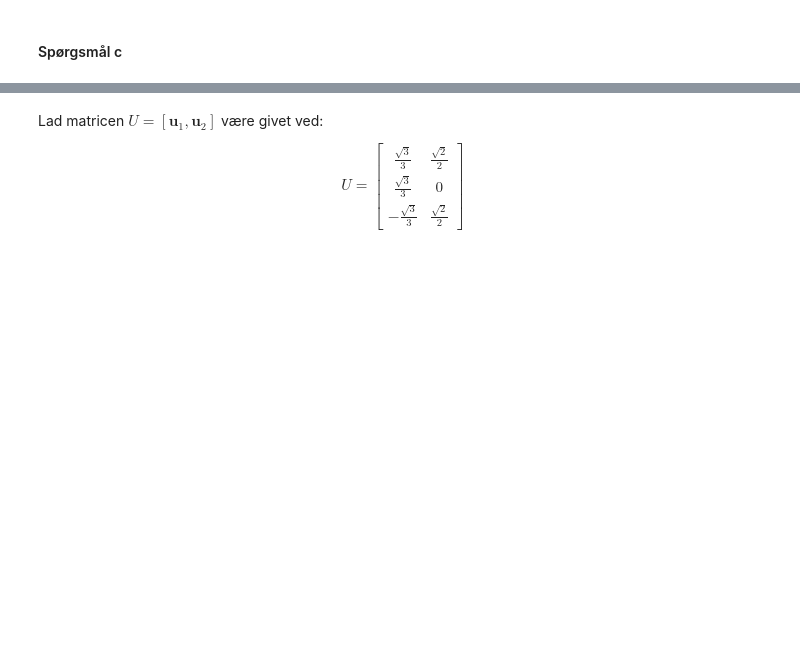
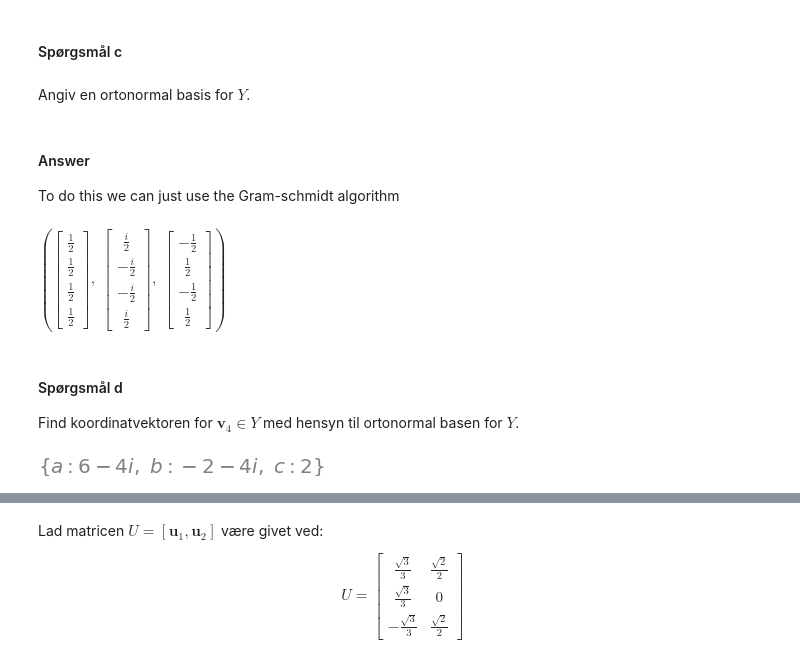
Before and after one commit to Chrisser1/01002-Mathematics-1b, a Jupyter notebook: week3/inclass_week03.ipynb, the cells around one changed output, grey strips where cells are left out. Saved outputs shown, nothing was run; the diff lists cells and outputs as text; code cells hidden in the pictures; blank space fills up the shorter version.

```diff
--- a/week3/inclass_week03.ipynb
+++ b/week3/inclass_week03.ipynb
@@ -827,2 +895,27 @@ Vis nu at $(\pmb{v}_1,\pmb{v}_2,\pmb{v}_3)\,$ er en basis for $Y$, og find koord
 # %% [markdown]
 #### Spørgsmål c
+# %% [markdown]
+Angiv en ortonormal basis for $Y$.
+# %% [markdown]
+#### Answer
+To do this we can just use the Gram-schmidt algorithm
+# %%
+orto_v1, orto_v2, orto_v3 = GramSchmidt([v1, v2, v3], orthonormal = True)
+orto_v1, orto_v2, orto_v3
+# %% [output]
+$\displaystyle \left( \left[\begin{matrix}\frac{1}{2}\\\frac{1}{2}\\\frac{1}{2}\\\frac{1}{2}\end{matrix}\right], \  \left[\begin{matrix}\frac{i}{2}\\- \frac{i}{2}\\- \frac{i}{2}\\\frac{i}{2}\end{matrix}\right], \  \left[\begin{matrix}- \frac{1}{2}\\\frac{1}{2}\\- \frac{1}{2}\\\frac{1}{2}\end{matrix}\right]\right)$
+# %% [markdown]
+#### Spørgsmål d
+
+Find koordinatvektoren for $\pmb{v}_4 \in Y$ med hensyn til ortonormal basen for $Y$.
+# %%
+# We just do as above
+a,b,c = symbols('a b c')
+variables = Matrix([a,b,c])
+V = Matrix.hstack(orto_v1,orto_v2,orto_v3)*variables
+
+eq = Eq(V,v4)
+solution = solve(eq, [a, b, c])
+solution
+# %% [output]
+[figure, added]
```
Also changed, not shown: parts of 78 cells of this notebook, 2 other files.
